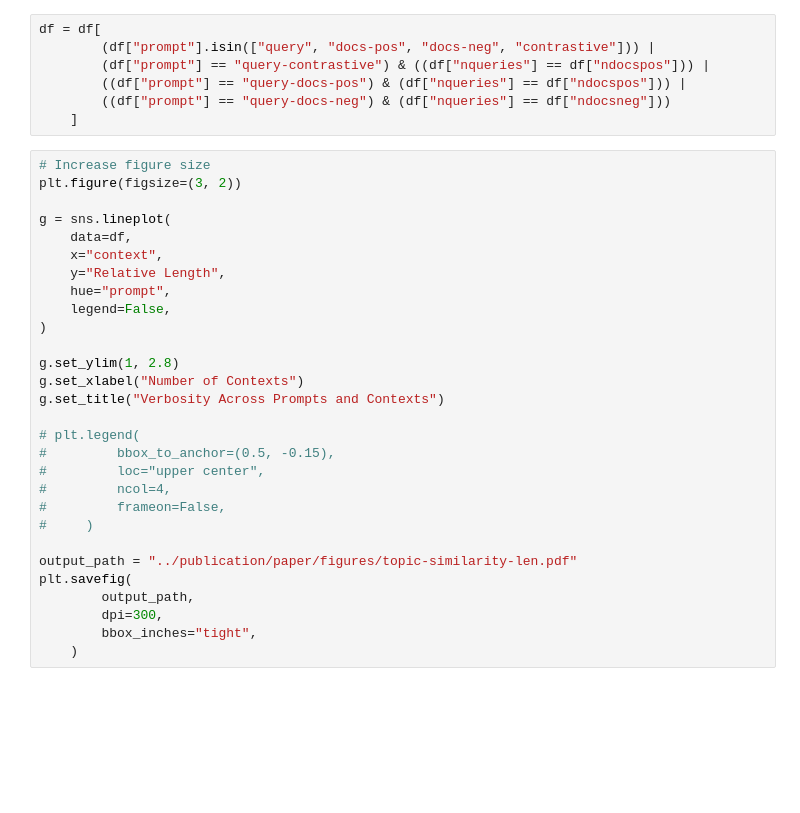
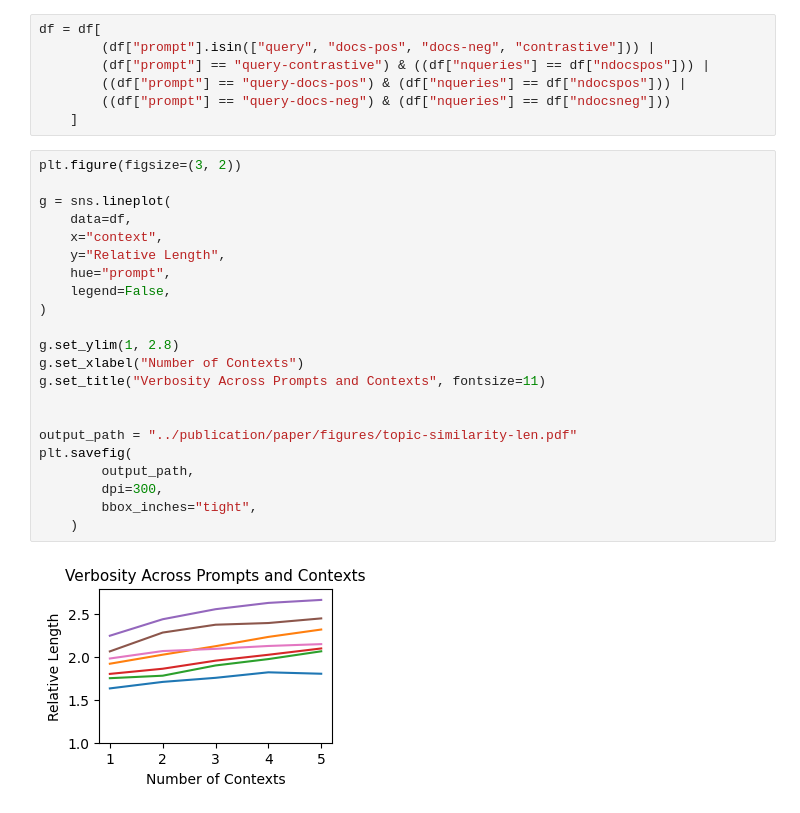
Before and after one commit to irgroup/SIGIR26-Synthesized-Information-Needs, a Jupyter notebook: scripts/create-plot-topic-similarity.ipynb, the cells around one changed output. Drawn from its saved outputs; the diff is of its cells as text; blank space fills up the shorter version.

```diff
--- a/scripts/create-plot-topic-similarity.ipynb
+++ b/scripts/create-plot-topic-similarity.ipynb
@@ -157,31 +158,26 @@ df = df[
         ((df["prompt"] == "query-docs-neg") & (df["nqueries"] == df["ndocsneg"]))
     ]
 # %%
-# Increase figure size
 plt.figure(figsize=(3, 2))
 
 g = sns.lineplot(
     data=df,
     x="context",
     y="Relative Length",
     hue="prompt",
     legend=False,
 )
 
 g.set_ylim(1, 2.8)
 g.set_xlabel("Number of Contexts")
-g.set_title("Verbosity Across Prompts and Contexts")
+g.set_title("Verbosity Across Prompts and Contexts", fontsize=11)
 
-# plt.legend(
-#         bbox_to_anchor=(0.5, -0.15),
-#         loc="upper center",
-#         ncol=4,
-#         frameon=False,
-#     )
 
 output_path = "../publication/paper/figures/topic-similarity-len.pdf"
 plt.savefig(
         output_path,
         dpi=300,
         bbox_inches="tight",
     )
+# %% [output]
+[figure, added]
```
Also changed, not shown: parts of 4 cells of this notebook, 5 other files.
